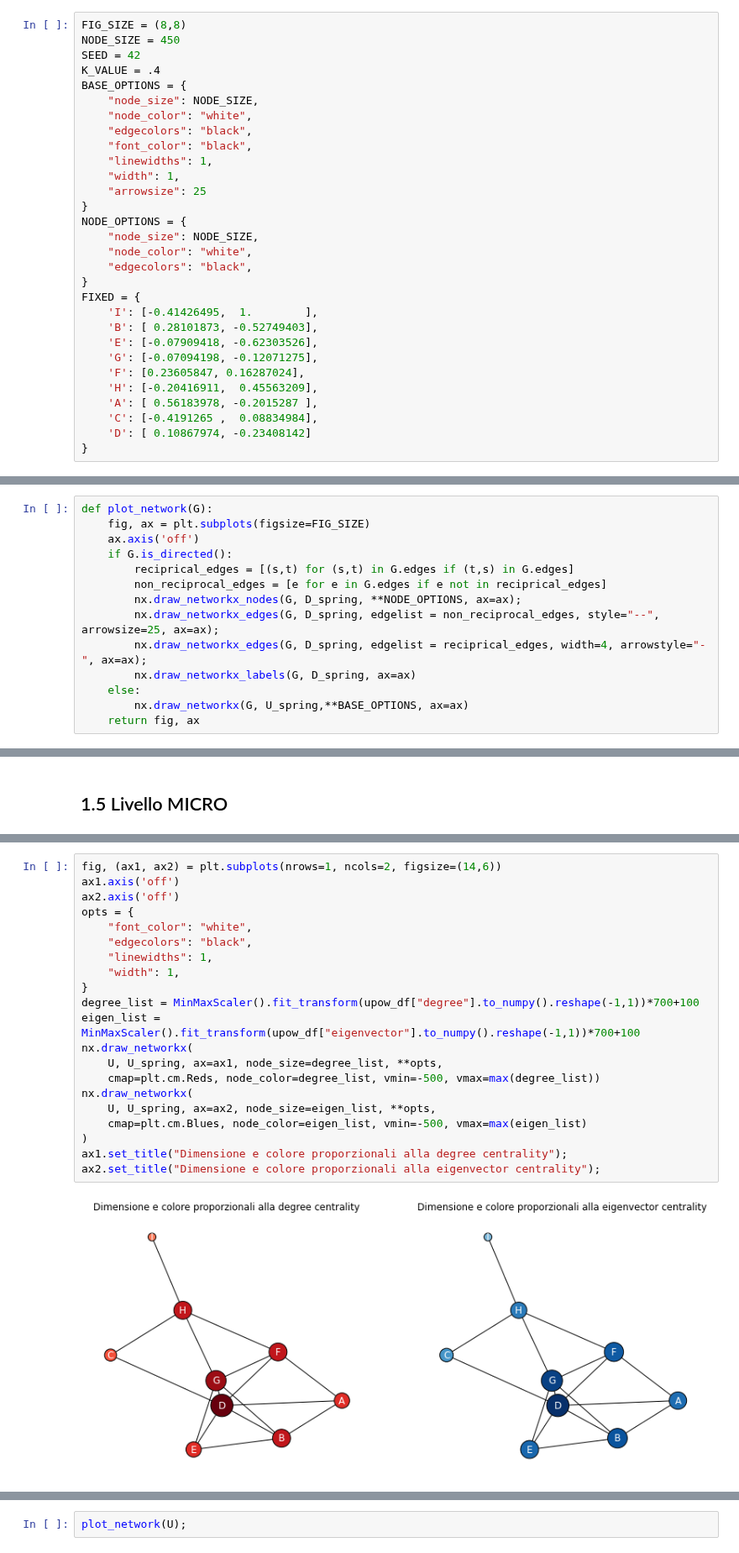
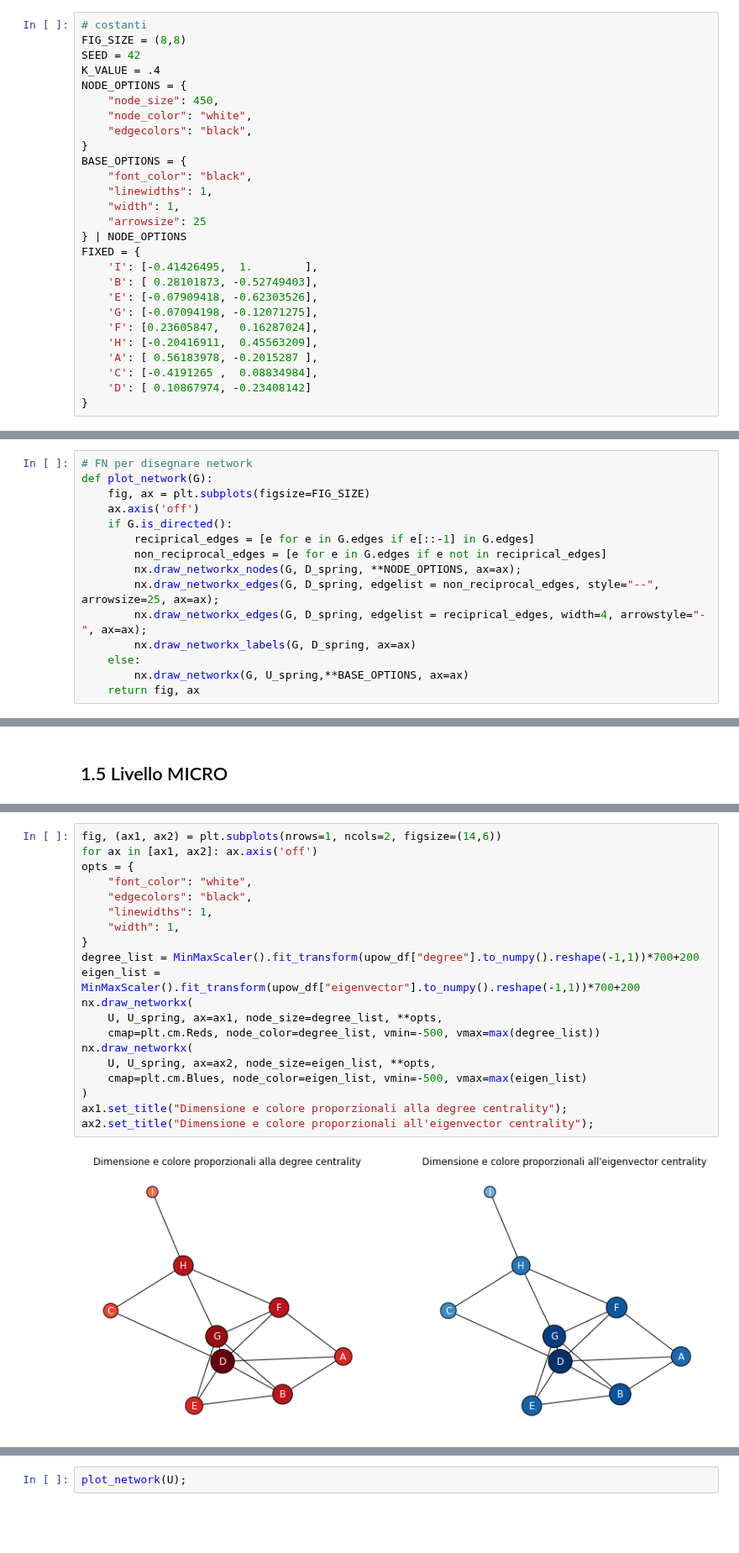
Before and after one commit to alkaest2002/ABGrid, a Jupyter notebook: materials/course 101/esercitazione.ipynb, the cells around one changed output, grey strips where cells are left out. Shown at 84% size. Cells and saved outputs as stored; diff of their text form; blank space fills up the shorter version.

```diff
--- a/materials/course 101/esercitazione.ipynb
+++ b/materials/course 101/esercitazione.ipynb
@@ -17,30 +18,27 @@ from matplotlib.animation import FuncAnimation
 from sklearn.preprocessing import MinMaxScaler
 pd.set_option('display.max_columns', None)
 # %%
+# costanti
 FIG_SIZE = (8,8)
-NODE_SIZE = 450
 SEED = 42
 K_VALUE = .4
-BASE_OPTIONS = {
-    "node_size": NODE_SIZE,
+NODE_OPTIONS = {
+    "node_size": 450,
     "node_color": "white",
     "edgecolors": "black",
+}
+BASE_OPTIONS = {
     "font_color": "black",
     "linewidths": 1,
     "width": 1,
     "arrowsize": 25
-}
-NODE_OPTIONS = {
-    "node_size": NODE_SIZE,
-    "node_color": "white",
-    "edgecolors": "black",
-}
+} | NODE_OPTIONS
 FIXED = {
     'I': [-0.41426495,  1.        ],
     'B': [ 0.28101873, -0.52749403],
     'E': [-0.07909418, -0.62303526],
     'G': [-0.07094198, -0.12071275],
-    'F': [0.23605847, 0.16287024],
+    'F': [0.23605847,   0.16287024],
     'H': [-0.20416911,  0.45563209],
     'A': [ 0.56183978, -0.2015287 ],
     'C': [-0.4191265 ,  0.08834984],
@@ -58,11 +57,12 @@ for idx in range(10):
     if (s,t) in D.edges and (t,s) in D.edges : D.remove_edge(s,t)
 D_spring = U_spring
 # %%
+# FN per disegnare network
 def plot_network(G):
     fig, ax = plt.subplots(figsize=FIG_SIZE)
     ax.axis('off')
     if G.is_directed():
-        reciprical_edges = [(s,t) for (s,t) in G.edges if (t,s) in G.edges]
+        reciprical_edges = [e for e in G.edges if e[::-1] in G.edges]
         non_reciprocal_edges = [e for e in G.edges if e not in reciprical_edges]
         nx.draw_networkx_nodes(G, D_spring, **NODE_OPTIONS, ax=ax);
         nx.draw_networkx_edges(G, D_spring, edgelist = non_reciprocal_edges, style="--", arrowsize=25, ax=ax);
@@ -300,24 +298,23 @@ upow_df.sort_values(by="degree", ascending=True)
 # %%
 fig, (ax1, ax2) = plt.subplots(nrows=1, ncols=2, figsize=(14,6))
-ax1.axis('off')
-ax2.axis('off')
+for ax in [ax1, ax2]: ax.axis('off')
 opts = {
     "font_color": "white",
     "edgecolors": "black",
     "linewidths": 1,
     "width": 1,
 }
-degree_list = MinMaxScaler().fit_transform(upow_df["degree"].to_numpy().reshape(-1,1))*700+100
-eigen_list = MinMaxScaler().fit_transform(upow_df["eigenvector"].to_numpy().reshape(-1,1))*700+100
+degree_list = MinMaxScaler().fit_transform(upow_df["degree"].to_numpy().reshape(-1,1))*700+200
+eigen_list = MinMaxScaler().fit_transform(upow_df["eigenvector"].to_numpy().reshape(-1,1))*700+200
 nx.draw_networkx(
     U, U_spring, ax=ax1, node_size=degree_list, **opts,
     cmap=plt.cm.Reds, node_color=degree_list, vmin=-500, vmax=max(degree_list))
 nx.draw_networkx(
     U, U_spring, ax=ax2, node_size=eigen_list, **opts,
     cmap=plt.cm.Blues, node_color=eigen_list, vmin=-500, vmax=max(eigen_list)
 )
 ax1.set_title("Dimensione e colore proporzionali alla degree centrality");
-ax2.set_title("Dimensione e colore proporzionali alla eigenvector centrality");
+ax2.set_title("Dimensione e colore proporzionali all'eigenvector centrality");
 # %% [output]
-[figure, old version]
+[figure, new version]
 # %% [markdown]
```
Also changed, not shown: parts of 25 cells of this notebook, 1 other file.
